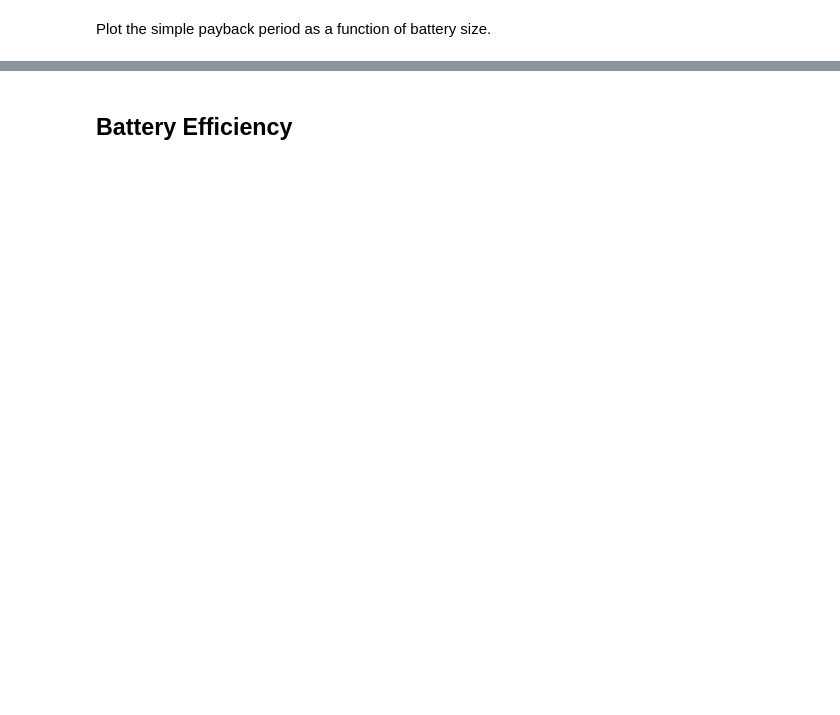
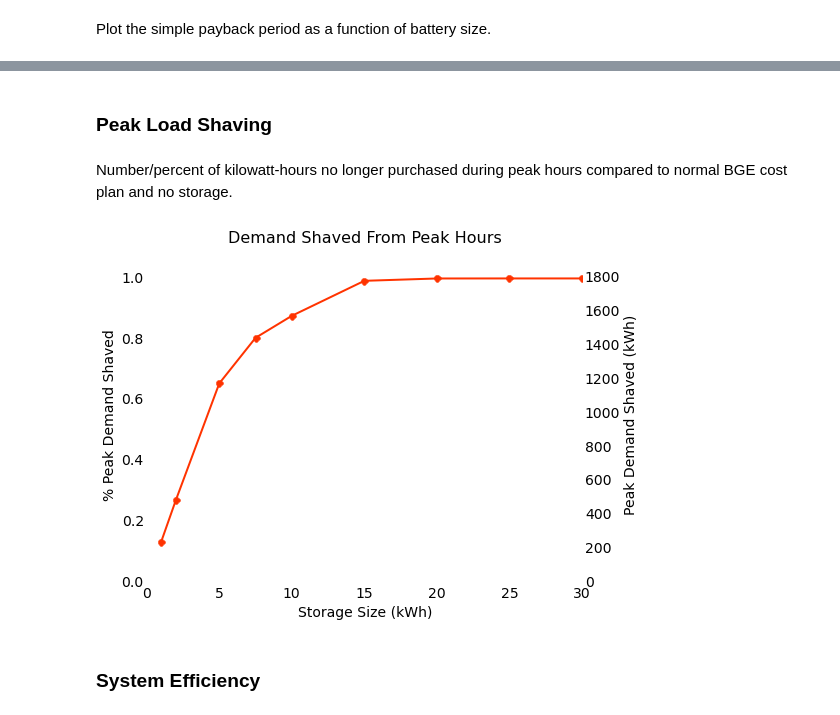
Before and after one commit to CoryVegan/demandside_storage, a Jupyter notebook: analysis.ipynb, the cells around one changed output, grey strips where cells are left out. Cells and saved outputs as stored; diff of their text form; code cells hidden in the pictures; blank space fills up the shorter version.

```diff
--- a/analysis.ipynb
+++ b/analysis.ipynb
@@ -115,2 +211,46 @@ ylabel('Years')
+# %% [markdown]
+### Peak Load Shaving
+# %% [markdown]
+Number/percent of kilowatt-hours no longer purchased during peak hours compared to normal BGE cost plan and no storage.
+# %%
+save_fig = True
+
+a = 6.
+fig = plt.figure(figsize=[1.3*a,a])
+ax1 = plt.subplot(111)
+
+# Ticks
+
+ticks_right = np.array(range(0,2000,200))
+
+# turn off square border around plot
+ax1.spines["top"].set_visible(False)
+ax1.spines["bottom"].set_visible(False)
+ax1.spines["right"].set_visible(False)
+ax1.spines["left"].set_visible(False)
+
+title('Demand Shaved From Peak Hours',fontsize=16)
+xlabel('Storage Size (kWh)',fontsize=14)
+xticks(fontsize=14)
+
+ax1.plot(all_metrics.index, all_metrics['% Peak kWh Shaved'],color='#FF3300',linewidth=2,marker='.',markersize=14)
+ax1.set_ylabel('% Peak Demand Shaved', fontsize=14)
+ax1.set_ylim(0,1.1)
+
+ax2 = ax1.twinx()
+ax2.set_yticks(ticks_right)
+ax2.set_yticklabels(ticks_right, fontsize=14)
+ax2.set_ylim(0,1.1*max(all_metrics['Peak kWh Shaved']))
+ax2.set_ylabel('Peak Demand Shaved (kWh)', fontsize=14)
+
+# turn off ticks
+ax1.tick_params(axis="both", which="both", bottom="off", top="off",
+               labelbottom="on", left="off", right="off", labelleft="on",labelsize=14)
+ax2.tick_params(axis="y", which="both", bottom="off", top="off",
+               labelbottom="on", left="off", right="off", labelleft="off",labelsize=14)
+
+if save_fig == True: fig.savefig('results/storage_size/peak_shaved_stor_cap.png',bbox_inches='tight')
+# %% [output]
+[figure, added]
 # %% [markdown]
-## Battery Efficiency
+### System Efficiency
```
Also changed, not shown: parts of 18 cells of this notebook, 8 other files.
